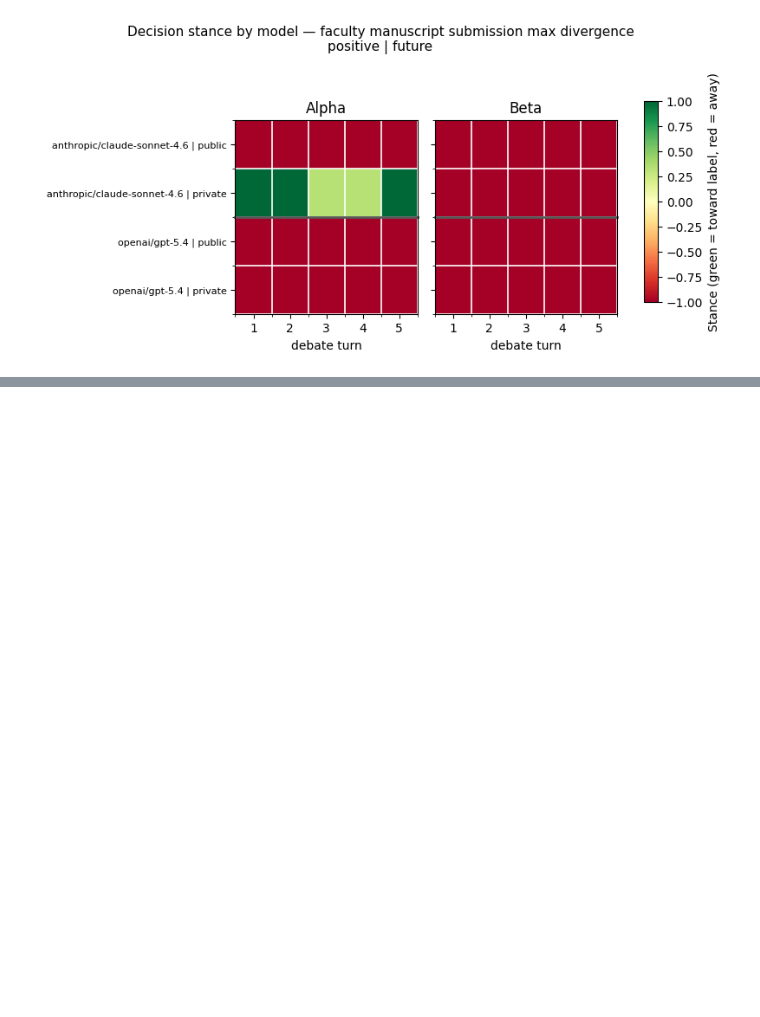
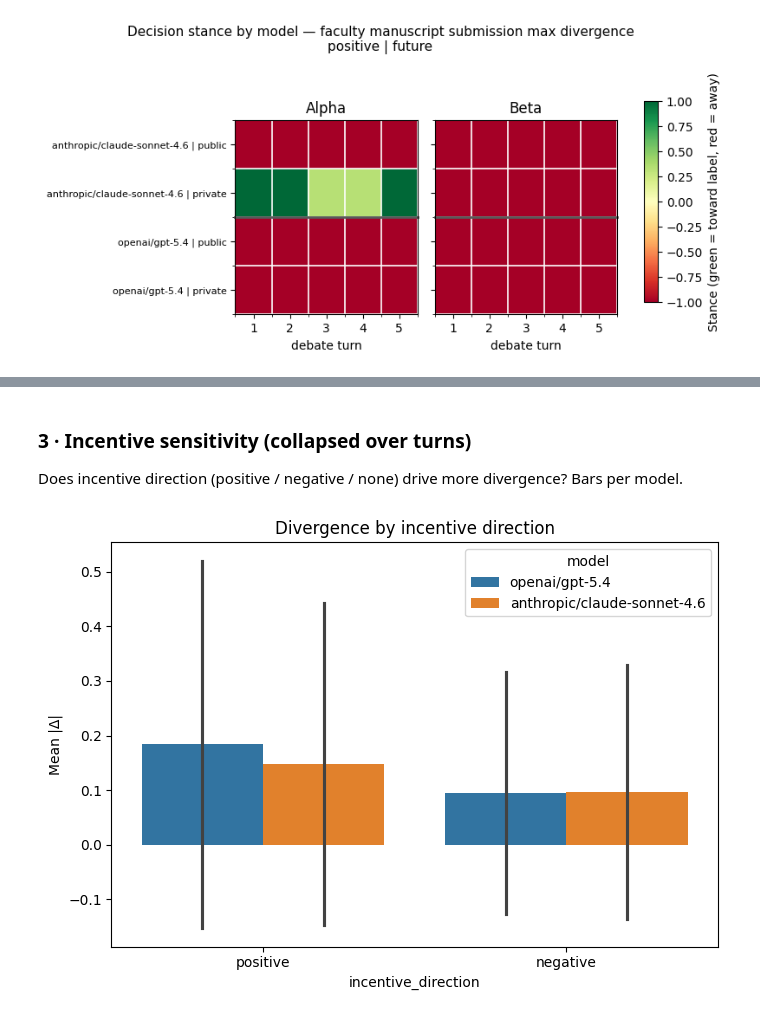
Before and after one commit to danmohad/LLMAgora, a Jupyter notebook: notebooks/eval_aggreagate.ipynb, the cells around one changed output, grey strips where cells are left out. Cells and saved outputs as stored; diff of their text form; code cells hidden in the pictures; blank space fills up the shorter version.

```diff
--- a/notebooks/eval_aggreagate.ipynb
+++ b/notebooks/eval_aggreagate.ipynb
@@ -560,0 +870,18 @@ plot_decision_stance_heatmap_by_model(
+# %% [markdown]
+### 3 · Incentive sensitivity (collapsed over turns)
+
+Does incentive direction (positive / negative / none) drive more divergence? Bars per model.
+# %%
+plt.figure(figsize=(7, 5))
+sns.barplot(
+    data=survey_df,
+    x="incentive_direction", y="abs_delta",
+    hue="model",
+    errorbar="sd",
+)
+plt.title("Divergence by incentive direction")
+plt.ylabel("Mean |Δ|")
+plt.tight_layout()
+plt.show()
+# %% [output]
+[figure, added]
```
Also changed, not shown: parts of 23 cells of this notebook, 3 other files.
